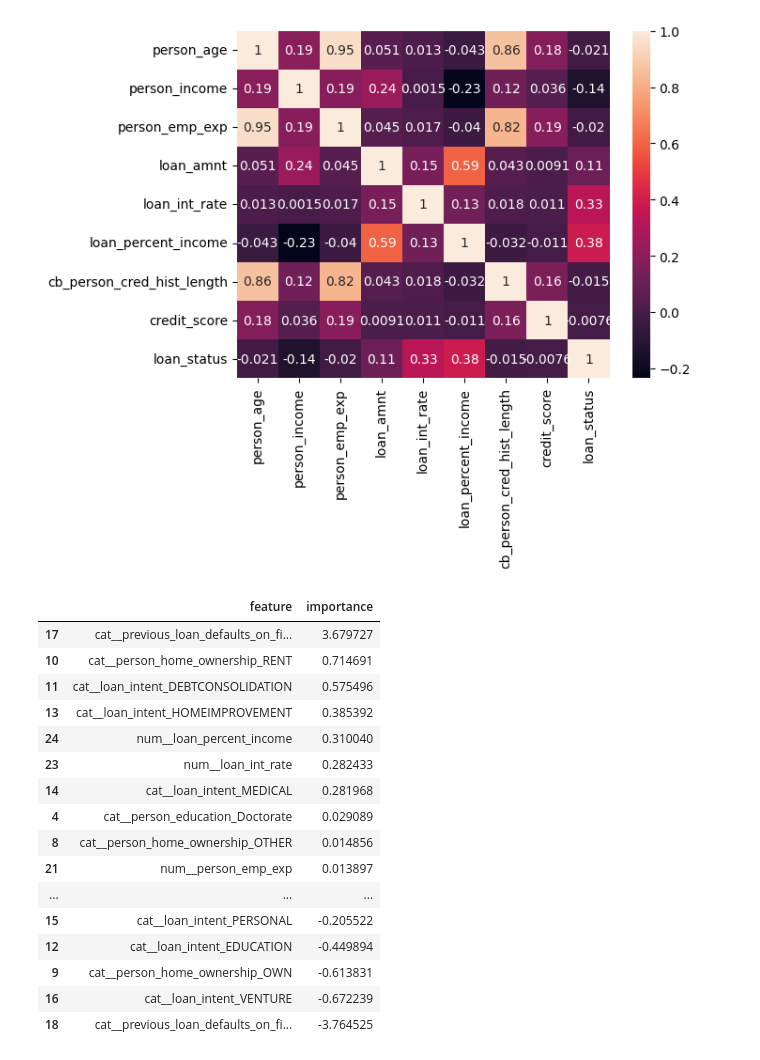
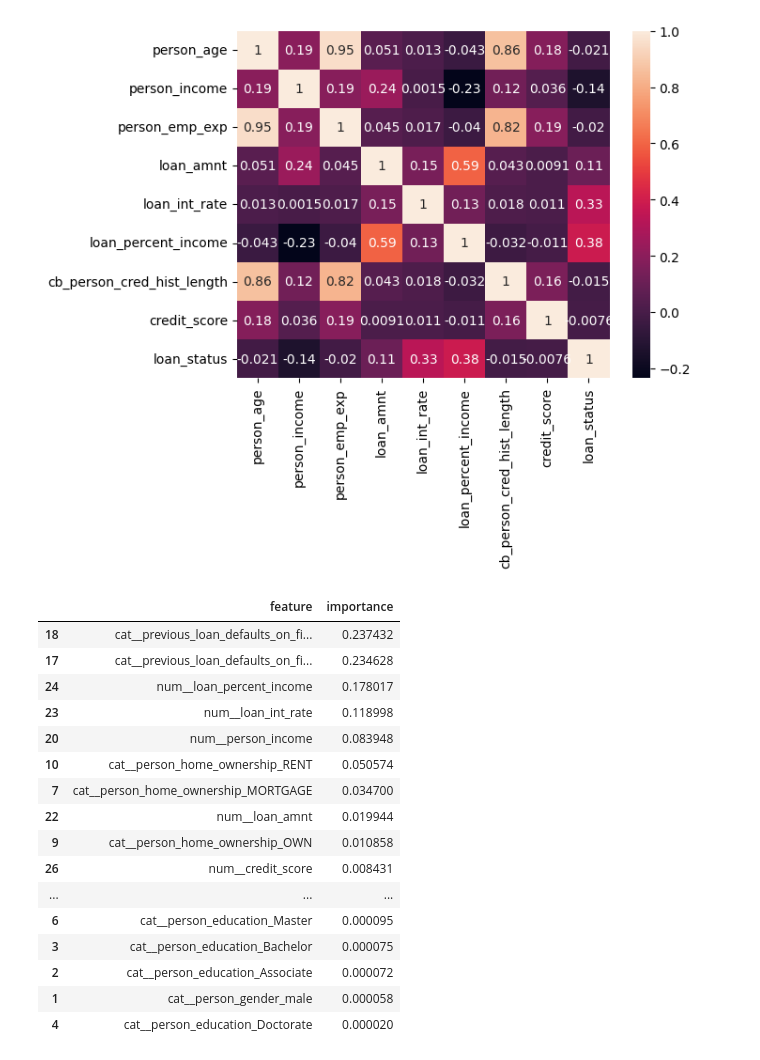
Before and after one commit to 3Techies/Bias-Detection-ML-models, a Jupyter notebook: notebooks/02_baseline_model.ipynb, the cells around one changed output. Drawn from its saved outputs; the diff is of its cells as text; code cells hidden in the pictures.

```diff
--- a/notebooks/02_baseline_model.ipynb
+++ b/notebooks/02_baseline_model.ipynb
@@ -458,40 +458,35 @@ sns.heatmap(df.corr(numeric_only=True), annot=True)
 plt.show()
 # %% [output]
 [figure]
-# %%
-# Get feature names after preprocessing
-encoded_feature_names = preprocessor.get_feature_names_out()
-
-# Get coefficients from the Logistic Regression model in the pipeline
-# For binary classification, coef_ is a 2D array, so we take the first row
-coefficients = model.named_steps['classifier'].coef_[0]
-
-feature_importance = pd.DataFrame({
-    "feature": encoded_feature_names,
-    "importance": coefficients
-})
-
-feature_importance = feature_importance.sort_values(
-    by="importance",
-    ascending=False
-)
-
-feature_importance
-# %% [output]
-|  | feature | importance |
-| 17 | cat__previous_loan_defaults_on_fi... | 3.679727 |
-| 10 | cat__person_home_ownership_RENT | 0.714691 |
-| 11 | cat__loan_intent_DEBTCONSOLIDATION | 0.575496 |
-| 13 | cat__loan_intent_HOMEIMPROVEMENT | 0.385392 |
-| 24 | num__loan_percent_income | 0.310040 |
-| 23 | num__loan_int_rate | 0.282433 |
-| 14 | cat__loan_intent_MEDICAL | 0.281968 |
-| 4 | cat__person_education_Doctorate | 0.029089 |
-| 8 | cat__person_home_ownership_OTHER | 0.014856 |
-| 21 | num__person_emp_exp | 0.013897 |
-| ... | ... | ... |
-| 15 | cat__loan_intent_PERSONAL | -0.205522 |
-| 12 | cat__loan_intent_EDUCATION | -0.449894 |
-| 9 | cat__person_home_ownership_OWN | -0.613831 |
-| 16 | cat__loan_intent_VENTURE | -0.672239 |
-| 18 | cat__previous_loan_defaults_on_fi... | -3.764525 |
+# %%
+encoded_feature_names = pipeline_rf.named_steps['preprocessing'].get_feature_names_out()
+
+feature_importance_rf = pd.DataFrame({
+    "feature": encoded_feature_names,
+    "importance": pipeline_rf.named_steps['model'].feature_importances_
+})
+
+feature_importance_rf = feature_importance_rf.sort_values(
+    by="importance",
+    ascending=False
+)
+
+display(feature_importance_rf)
+# %% [output]
+|  | feature | importance |
+| 18 | cat__previous_loan_defaults_on_fi... | 0.237432 |
+| 17 | cat__previous_loan_defaults_on_fi... | 0.234628 |
+| 24 | num__loan_percent_income | 0.178017 |
+| 23 | num__loan_int_rate | 0.118998 |
+| 20 | num__person_income | 0.083948 |
+| 10 | cat__person_home_ownership_RENT | 0.050574 |
+| 7 | cat__person_home_ownership_MORTGAGE | 0.034700 |
+| 22 | num__loan_amnt | 0.019944 |
+| 9 | cat__person_home_ownership_OWN | 0.010858 |
+| 26 | num__credit_score | 0.008431 |
+| ... | ... | ... |
+| 6 | cat__person_education_Master | 0.000095 |
+| 3 | cat__person_education_Bachelor | 0.000075 |
+| 2 | cat__person_education_Associate | 0.000072 |
+| 1 | cat__person_gender_male | 0.000058 |
+| 4 | cat__person_education_Doctorate | 0.000020 |
```
Also changed, not shown: parts of 8 cells of this notebook.
